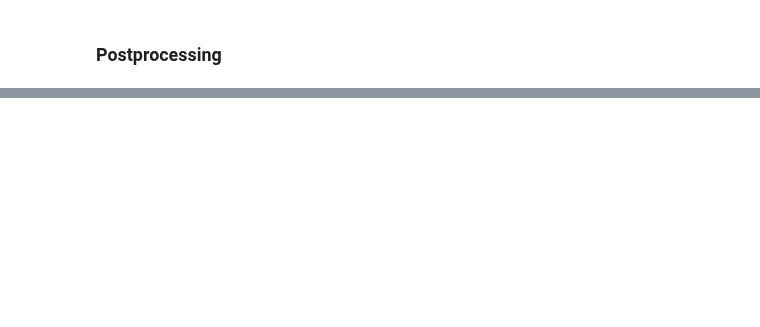
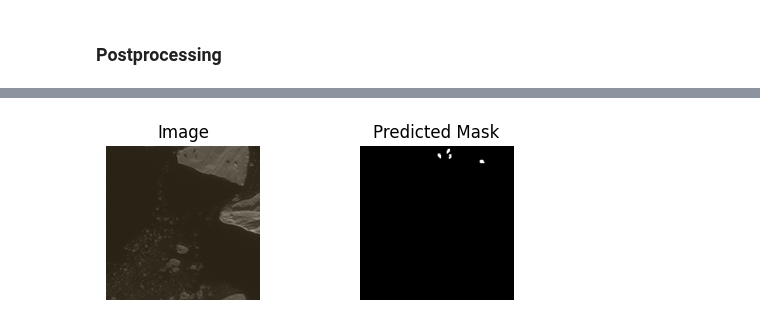
Before and after one commit to GeoKauko/TheNavySeals, a Jupyter notebook: 3_Postprocessing.ipynb, the cells around one changed output, grey strips where cells are left out. Saved outputs shown, nothing was run; the diff lists cells and outputs as text; code cells hidden in the pictures; blank space fills up the shorter version.

```diff
--- a/3_Postprocessing.ipynb
+++ b/3_Postprocessing.ipynb
@@ -143,8 +259,6 @@ Wed Jun 19 10:10:55 2024
 # %%
 # Import model (the file path will be changed later)
-model_name = "Model_TRIAL" # Make sure you change the name to the correct name
-model_path = "/content/drive/MyDrive/SealNN/models/"+ model_name
-model = torch.load(model_path)
+model = torch.load(source_model)
 # %%
 # transfer model to cuda
 device = torch.device("cuda" if torch.cuda.is_available() else "cpu")
@@ -170,18 +284,38 @@ Unet(
 # %%
 # Predict and save tiff file
 
 pred_masks = []
-for i in range(len(test_dataset)):
-  image = test_dataset[i]
+for i in range(len(dataset)):
+#for i in range(30, 35):
+  image, img_name = dataset[i]
   image = image.to(device, dtype=torch.float).unsqueeze(0)  # Add batch dimension
 
   model.eval()
   with torch.no_grad():
     pred = model(image)
 
   pred = torch.sigmoid(pred).squeeze().cpu().numpy()  # Convert prediction to numpy array
-  pred_print = (pred == 1).astype(float)
+  pred_print = (pred >= 0.5).astype(np.float32)
 
   pred_masks.append(pred_print)
 
-  tifffile.imwrite(f'/content/drive/MyDrive/SealNN/pred/pred_mask_{i}.tiff', pred_print) # maybe change path
+  save_path = os.path.join(predicted_masks_path, img_name)
+  tifffile.imwrite(save_path, pred_print)
+
+  #tifffile.imwrite() # maybe change path
+
+  fig, axes = plt.subplots(1, 2, figsize=(6, 2))
+
+  image_np = denormalize(image.squeeze()).cpu().numpy()
+  axes[0].imshow(image_np.transpose(1, 2, 0), cmap = 'gray')  # Use grayscale if single channel
+  axes[0].set_title('Image')
+  axes[0].axis('off')
+
+  #print(f'Predicted mask shape for imshow: {pred_print.shape}')
+  axes[1].imshow(pred_print, cmap = 'gray')  # Use grayscale colormap for binary mask
+  axes[1].set_title('Predicted Mask')
+  axes[1].axis('off')
+
+plt.show()
+# %% [output]
+[figure, added]
```
Also changed, not shown: parts of 17 cells of this notebook.
